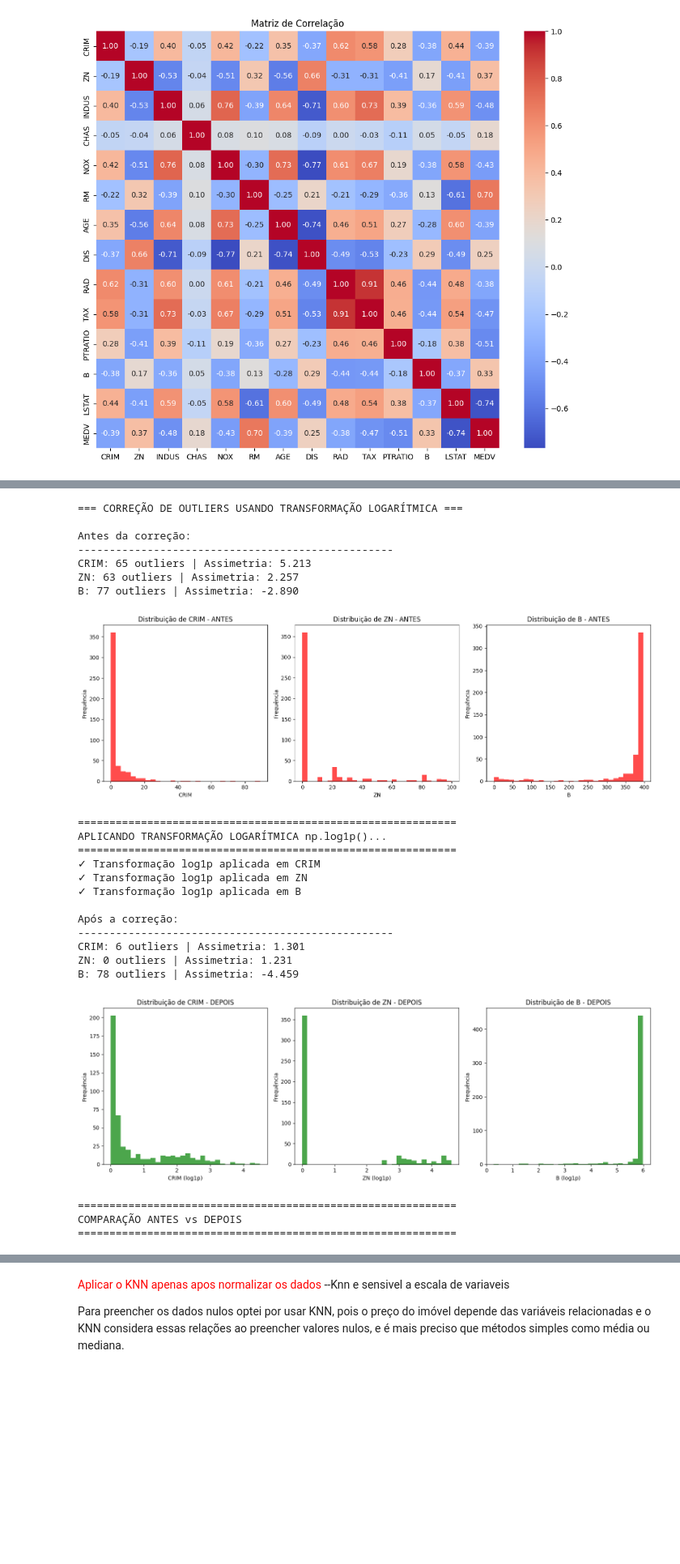
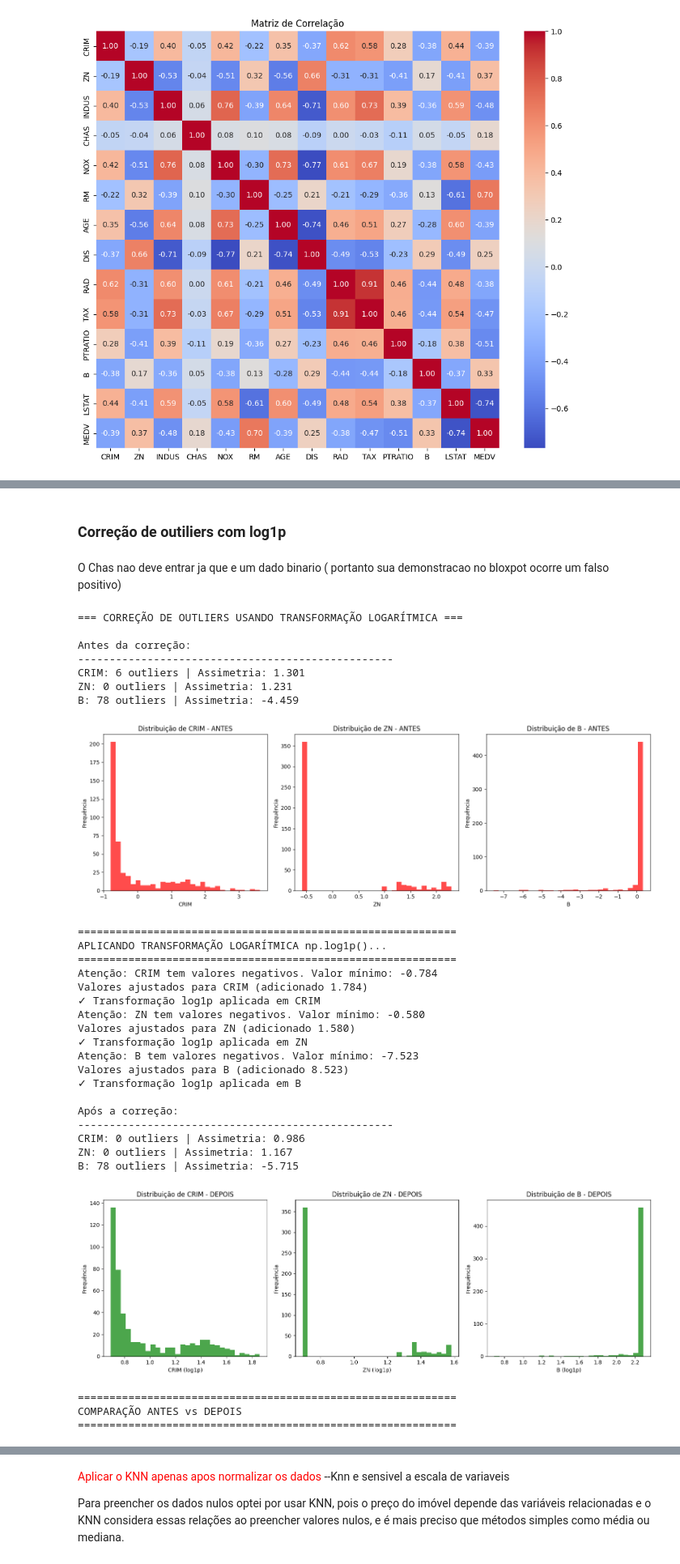
Before and after one commit to LucasPicancoo/Atividade-de-aprendizado-supervisionado, a Jupyter notebook: Preço_de_casas.ipynb, the cells around one changed output, grey strips where cells are left out. Shown: that part at 81% size. Drawn from its saved outputs; the diff is of its cells as text; code cells hidden in the pictures; blank space fills up the shorter version.

Commit message:
Correção no log1p e aplicação da normalização com StandardScaler

```diff
--- a/Preço_de_casas.ipynb
+++ b/Preço_de_casas.ipynb
@@ -194,12 +201,18 @@ plt.show()
+# %% [markdown]
+### Correção de outiliers com log1p
+# %% [markdown]
+O Chas nao deve entrar ja que e um dado binario ( portanto sua demonstracao no bloxpot ocorre um falso positivo)
 # %%
 import numpy as np
 import warnings
+import matplotlib.pyplot as plt
+
 warnings.filterwarnings('ignore')
 
+# Salvar cópia original apenas para comparação visual e estatística
+df_original = df.copy()
+
 ### **Correção de Outliers usando np.log1p()**
-
-# Criar uma cópia do dataframe original para preservar os dados originais
-df_corrected = df.copy()
 
 # Variáveis que apresentam outliers e distribuição assimétrica
 variaveis_outliers = ['CRIM', 'ZN', 'B']
@@ -210,14 +223,14 @@ print("-" * 50)
 
 # Mostrar estatísticas antes da correção
 for var in variaveis_outliers:
-    outliers, lower_bound, upper_bound = detect_outliers(df_corrected, var)
-    print(f"{var}: {len(outliers)} outliers | Assimetria: {df_corrected[var].skew():.3f}")
+    outliers, lower_bound, upper_bound = detect_outliers(df, var)
+    print(f"{var}: {len(outliers)} outliers | Assimetria: {df[var].skew():.3f}")
 
 # Visualizar distribuições antes da correção
 plt.figure(figsize=(15, 5))
 for i, var in enumerate(variaveis_outliers, 1):
     plt.subplot(1, 3, i)
-    plt.hist(df_corrected[var].dropna(), bins=30, alpha=0.7, color='red')
+    plt.hist(df[var].dropna(), bins=30, alpha=0.7, color='red')
     plt.title(f'Distribuição de {var} - ANTES')
     plt.xlabel(var)
     plt.ylabel('Frequência')
@@ -231,16 +244,13 @@ print("="*60)
 
 # Aplicar transformação logarítmica np.log1p() nas variáveis com outliers
 for var in variaveis_outliers:
-    # Verificar se há valores negativos (log1p requer valores >= -1)
-    min_val = df_corrected[var].min()
+    min_val = df[var].min()
     if min_val < 0:
         print(f"Atenção: {var} tem valores negativos. Valor mínimo: {min_val:.3f}")
-        # Ajustar valores negativos adicionando uma constante se necessário
-        df_corrected[var] = df_corrected[var] - min_val + 1
+        df[var] = df[var] - min_val + 1
         print(f"Valores ajustados para {var} (adicionado {-min_val + 1:.3f})")
 
-    # Aplicar np.log1p() - mais estável numericamente que np.log(1 + x)
-    df_corrected[var] = np.log1p(df_corrected[var])
+    df[var] = np.log1p(df[var])
     print(f"✓ Transformação log1p aplicada em {var}")
 
 print("\nApós a correção:")
@@ -248,14 +258,14 @@ print("-" * 50)
 
 # Mostrar estatísticas após a correção
 for var in variaveis_outliers:
-    outliers, lower_bound, upper_bound = detect_outliers(df_corrected, var)
-    print(f"{var}: {len(outliers)} outliers | Assimetria: {df_corrected[var].skew():.3f}")
+    outliers, lower_bound, upper_bound = detect_outliers(df, var)
+    print(f"{var}: {len(outliers)} outliers | Assimetria: {df[var].skew():.3f}")
 
 # Visualizar distribuições após a correção
 plt.figure(figsize=(15, 5))
 for i, var in enumerate(variaveis_outliers, 1):
     plt.subplot(1, 3, i)
-    plt.hist(df_corrected[var].dropna(), bins=30, alpha=0.7, color='green')
+    plt.hist(df[var].dropna(), bins=30, alpha=0.7, color='green')
     plt.title(f'Distribuição de {var} - DEPOIS')
     plt.xlabel(f'{var} (log1p)')
     plt.ylabel('Frequência')
@@ -271,56 +281,61 @@ print("="*60)
 fig, axes = plt.subplots(2, 3, figsize=(18, 10))
 fig.suptitle('Comparação das Distribuições: Antes vs Depois da Transformação log1p', fontsize=16)
 
 for i, var in enumerate(variaveis_outliers):
     # Antes (linha superior)
-    axes[0, i].hist(df[var].dropna(), bins=30, alpha=0.7, color='red', label='Original')
+    axes[0, i].hist(df_original[var].dropna(), bins=30, alpha=0.7, color='red', label='Original')
     axes[0, i].set_title(f'{var} - ANTES (Original)')
     axes[0, i].set_xlabel(var)
     axes[0, i].set_ylabel('Frequência')
 
     # Depois (linha inferior)
-    axes[1, i].hist(df_corrected[var].dropna(), bins=30, alpha=0.7, color='green', label='log1p')
+    axes[1, i].hist(df[var].dropna(), bins=30, alpha=0.7, color='green', label='log1p')
     axes[1, i].set_title(f'{var} - DEPOIS (log1p)')
     axes[1, i].set_xlabel(f'{var} (log1p)')
     axes[1, i].set_ylabel('Frequência')
 
 plt.tight_layout()
 plt.show()
 
 # Mostrar resumo estatístico
 print("\nResumo Estatístico da Correção:")
 print("="*60)
 for var in variaveis_outliers:
     print(f"\n{var}:")
-    print(f"  Outliers: {len(detect_outliers(df, var)[0])} → {len(detect_outliers(df_corrected, var)[0])}")
-    print(f"  Assimetria: {df[var].skew():.3f} → {df_corrected[var].skew():.3f}")
-    print(f"  Redução da assimetria: {abs(df[var].skew()) - abs(df_corrected[var].skew()):.3f}")
+    print(f"  Outliers: {len(detect_outliers(df_original, var)[0])} → {len(detect_outliers(df, var)[0])}")
+    print(f"  Assimetria: {df_original[var].skew():.3f} → {df[var].skew():.3f}")
+    print(f"  Redução da assimetria: {abs(df_original[var].skew()) - abs(df[var].skew()):.3f}")
 
 print(f"\n✅ Transformação log1p concluída com sucesso!")
-print(f"\nDataframe corrigido salvo como 'df_corrected'")
 print(f"Próximo passo: Normalização com StandardScaler")
 # %% [output]
 === CORREÇÃO DE OUTLIERS USANDO TRANSFORMAÇÃO LOGARÍTMICA ===
 
 Antes da correção:
 --------------------------------------------------
-CRIM: 65 outliers | Assimetria: 5.213
-ZN: 63 outliers | Assimetria: 2.257
-B: 77 outliers | Assimetria: -2.890
+CRIM: 6 outliers | Assimetria: 1.301
+ZN: 0 outliers | Assimetria: 1.231
+B: 78 outliers | Assimetria: -4.459
-[figure, old version]
+[figure, new version]
 ============================================================
 APLICANDO TRANSFORMAÇÃO LOGARÍTMICA np.log1p()...
 ============================================================
+Atenção: CRIM tem valores negativos. Valor mínimo: -0.784
+Valores ajustados para CRIM (adicionado 1.784)
 ✓ Transformação log1p aplicada em CRIM
+Atenção: ZN tem valores negativos. Valor mínimo: -0.580
+Valores ajustados para ZN (adicionado 1.580)
 ✓ Transformação log1p aplicada em ZN
+Atenção: B tem valores negativos. Valor mínimo: -7.523
+Valores ajustados para B (adicionado 8.523)
 ✓ Transformação log1p aplicada em B
 
 Após a correção:
 --------------------------------------------------
-CRIM: 6 outliers | Assimetria: 1.301
-ZN: 0 outliers | Assimetria: 1.231
-B: 78 outliers | Assimetria: -4.459
+CRIM: 0 outliers | Assimetria: 0.986
+ZN: 0 outliers | Assimetria: 1.167
+B: 78 outliers | Assimetria: -5.715
-[figure, old version]
+[figure, new version]
 ============================================================
 COMPARAÇÃO ANTES vs DEPOIS
 ============================================================
```
Also changed, not shown: parts of 9 cells of this notebook.
